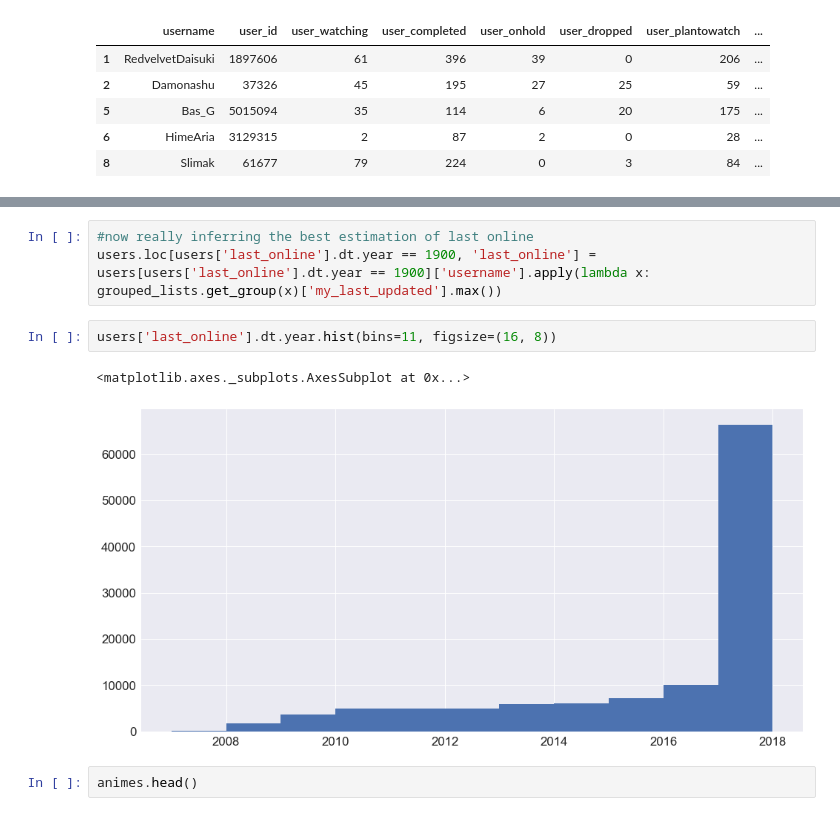
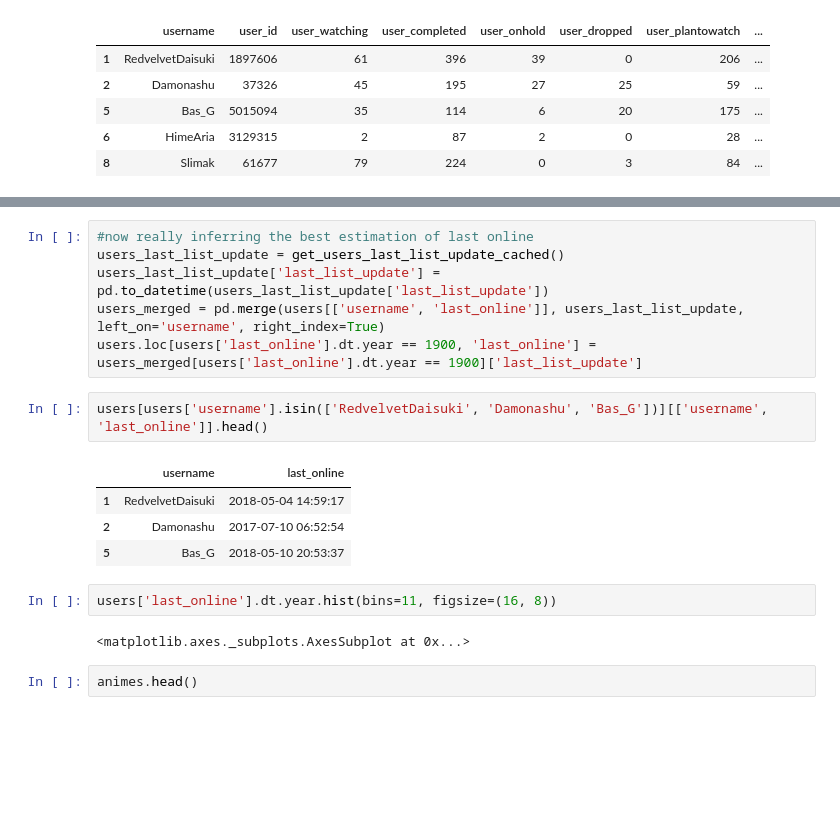
Before and after one commit to racinmat/mal-analysis, a Jupyter notebook: basic_cleanup_animes_and_users.ipynb, the cells around one changed output, grey strips where cells are left out. Saved outputs shown, nothing was run; the diff lists cells and outputs as text; blank space fills up the shorter version.

```diff
--- a/basic_cleanup_animes_and_users.ipynb
+++ b/basic_cleanup_animes_and_users.ipynb
@@ -239,11 +240,20 @@ Passing one of 'on', 'true', 'off', 'false' as a boolean is deprecated; use an a
 # %%
 #now really inferring the best estimation of last online
-users.loc[users['last_online'].dt.year == 1900, 'last_online'] = users[users['last_online'].dt.year == 1900]['username'].apply(lambda x: grouped_lists.get_group(x)['my_last_updated'].max())
+users_last_list_update = get_users_last_list_update_cached()
+users_last_list_update['last_list_update'] = pd.to_datetime(users_last_list_update['last_list_update'])
+users_merged = pd.merge(users[['username', 'last_online']], users_last_list_update, left_on='username', right_index=True)
+users.loc[users['last_online'].dt.year == 1900, 'last_online'] = users_merged[users['last_online'].dt.year == 1900]['last_list_update']
+# %%
+users[users['username'].isin(['RedvelvetDaisuki', 'Damonashu', 'Bas_G'])][['username', 'last_online']].head()
+# %% [output]
+|  | username | last_online |
+| 1 | RedvelvetDaisuki | 2018-05-04 14:59:17 |
+| 2 | Damonashu | 2017-07-10 06:52:54 |
+| 5 | Bas_G | 2018-05-10 20:53:37 |
 # %%
 users['last_online'].dt.year.hist(bins=11, figsize=(16, 8))
 # %% [output]
 <matplotlib.axes._subplots.AxesSubplot at 0x...>
-[figure, removed]
 # %%
 animes.head()
 # %% [output]
```
Also changed, not shown: parts of 38 cells of this notebook, 2 other files.
